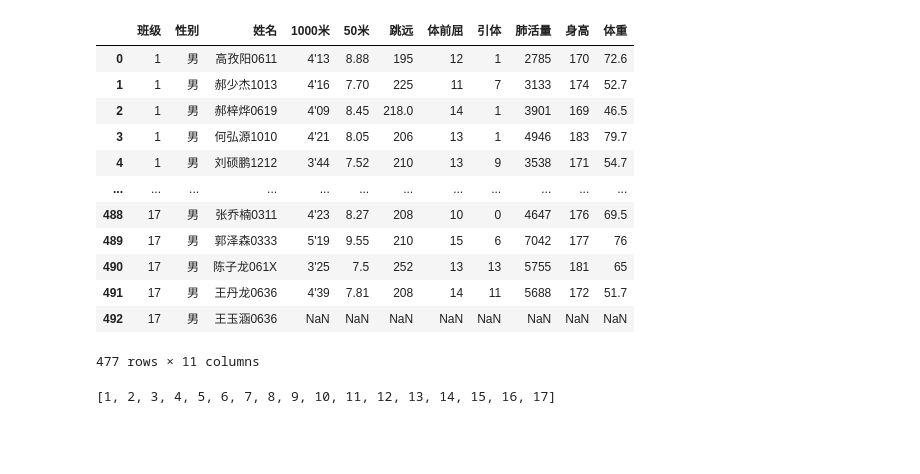
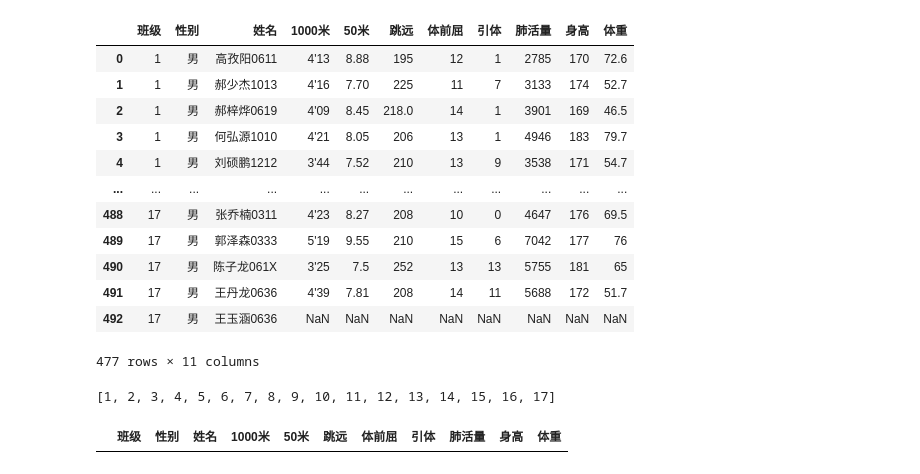
Before and after one commit to esir-indv/Pandas-Matplotlib, a Jupyter notebook: Ipynb/021_体测成绩分析.ipynb, the cells around one changed output. Saved outputs shown, nothing was run; the diff lists cells and outputs as text; code cells hidden in the pictures; blank space fills up the shorter version.

```diff
--- a/Ipynb/021_体测成绩分析.ipynb
+++ b/Ipynb/021_体测成绩分析.ipynb
@@ -60,7 +60,7 @@ score_stand.loc[score_stand.isnull().any(axis=1)]
 | 13 | 2720 | 62 | 1850 | 62 | 9.3 | 62 | 10.4 | 62 | 2.4 | 62 | ... | ... |
 5 rows × 24 columns
 # %%
-boy = pd.read_excel('/Users/fengliang/Documents/workspace/PandasProject/DataSource/18级高一体测成绩汇总.xls').copy()
+boy = pd.read_excel('/Users/fengliang/Documents/workspace/Pandas&Matplotlib/DataSource/18级高一体测成绩汇总.xls').copy()
 boy
 # %% [output]
 |  | 班级 | 性别 | 姓名 | 1000米 | 50米 | 跳远 | 体前屈 | 引体 | 肺活量 | 身高 | 体重 |
@@ -296,3 +300,9 @@ boy3
 boy3['班级'].unique().tolist()
 # %% [output]
 [1, 2, 3, 4, 5, 6, 7, 8, 9, 10, 11, 12, 13, 14, 15, 16, 17]
+# %%
+boy4 = boy3[~boy3.loc[:,'1000米':'体重'].isnull().all(axis=1)]
+# %%
+boy4.loc[boy4.loc[:,'1000米':'体重'].isnull().all(axis=1)]
+# %% [output]
+|  | 班级 | 性别 | 姓名 | 1000米 | 50米 | 跳远 | 体前屈 | 引体 | 肺活量 | 身高 | 体重 |
```
Also changed, not shown: parts of 4 cells of this notebook.
